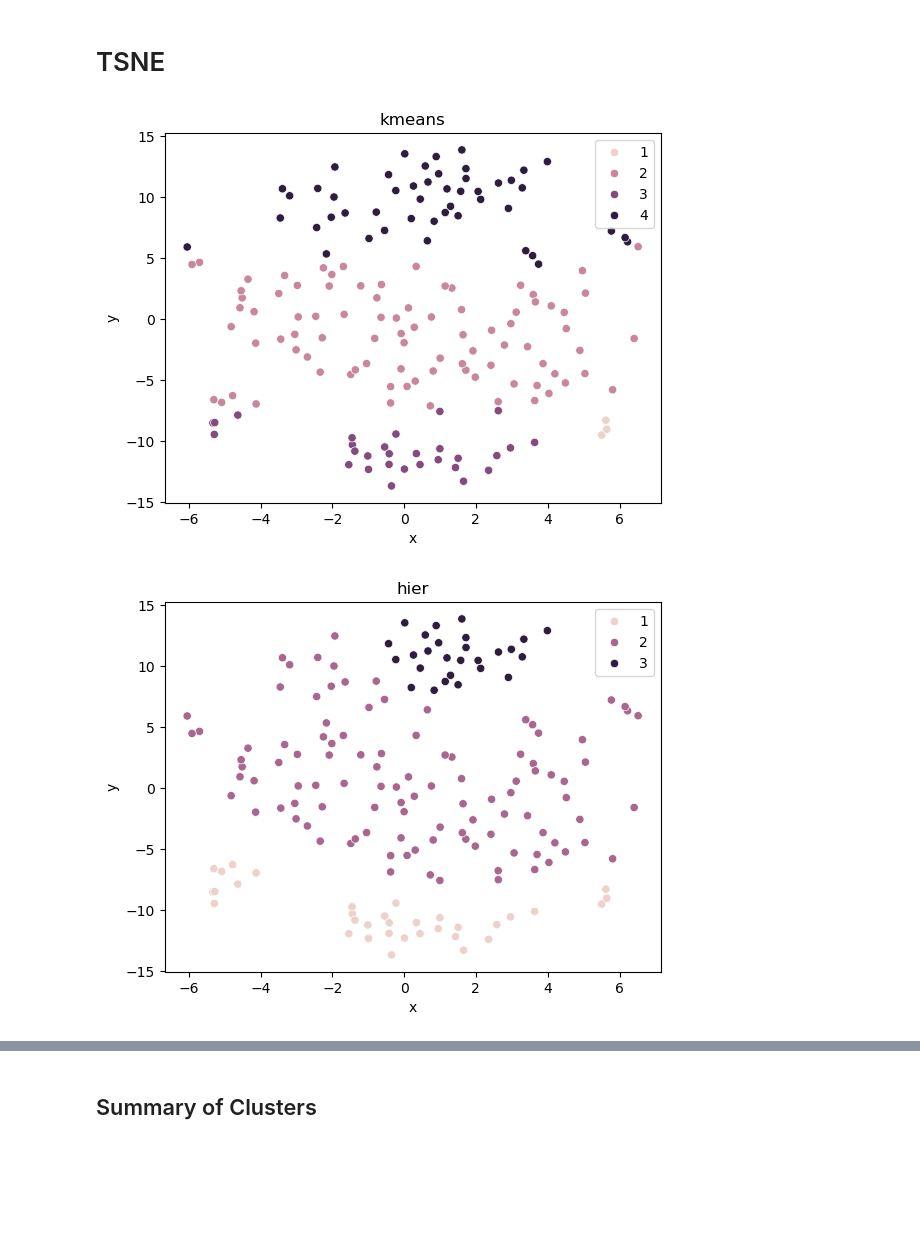
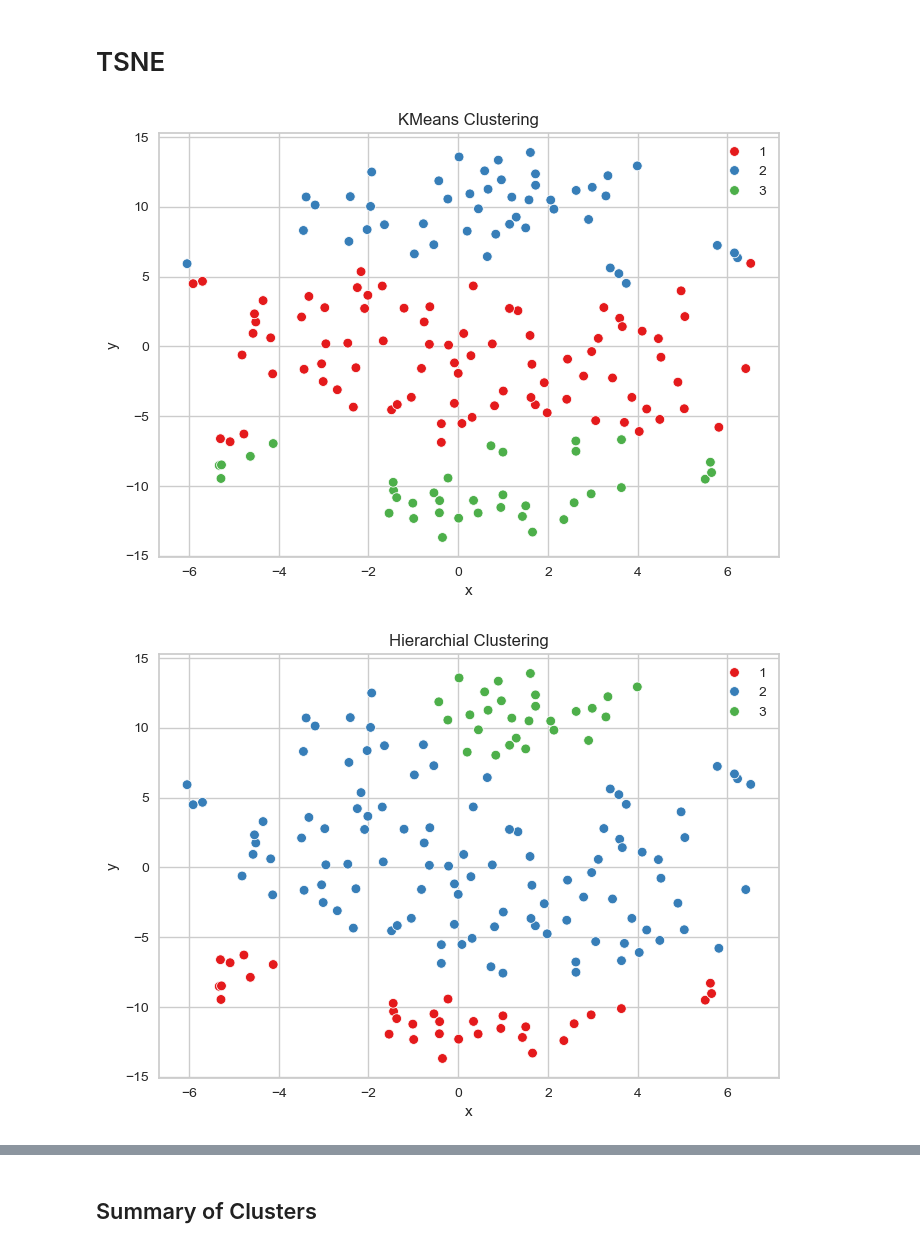
Before and after one commit to PuzzleShuffler/CountryData, a Jupyter notebook: Country.ipynb, the cells around one changed output, grey strips where cells are left out. Saved outputs shown, nothing was run; the diff lists cells and outputs as text; code cells hidden in the pictures; blank space fills up the shorter version.

```diff
--- a/Country.ipynb
+++ b/Country.ipynb
@@ -547,3 +545,14 @@ plt.show()
 # %%
-kmeans = KMeans(n_clusters=4, random_state=0, max_iter=20).fit(country_scaled)
+kmeans = KMeans(n_clusters=3, random_state=2025, max_iter=1_000).fit(country_scaled)
 kmeans_labels = kmeans.labels_ + 1
+# %%
+# Instantiate the clustering model and visualizer
+from yellowbrick.cluster import KElbowVisualizer
+model = KMeans(random_state=2025, n_init=1_000)
+visualizer = KElbowVisualizer(model, k=(1,6))
+
+# Fit the data to the visualizer
+visualizer.fit(country_scaled)
+
+# Finalize and render the figure
+visualizer.show()
@@ -549,0 +562,12 @@ kmeans_labels = kmeans.labels_ + 1
+# %%
+from yellowbrick.cluster import SilhouetteVisualizer
+for n in range(2,6):
+    # Instantiate the clustering model and visualizer
+    model = KMeans(n, random_state=2025, n_init=10)
+    visualizer = SilhouetteVisualizer(model, colors='yellowbrick')
+
+    # Fit the data to the visualizer
+    visualizer.fit(country_scaled)
+
+    # Finalize and render the figure
+    visualizer.show()
@@ -579,18 +608,18 @@ hier_labels = hier_model.labels_ + 1
 # %%
 from sklearn.manifold import TSNE
 country_tsne = pd.DataFrame(TSNE(n_components=2).fit_transform(country_scaled), columns=['x','y'])
 
 # kmeans
-sns.scatterplot(x='x',y='y', data=country_tsne, hue=kmeans_labels)
-plt.title('kmeans')
+sns.scatterplot(x='x',y='y', data=country_tsne, hue=kmeans_labels, palette='Set1')
+plt.title('KMeans Clustering')
 plt.show()
 
 # hier
-sns.scatterplot(x='x',y='y', data=country_tsne, hue=hier_labels)
-plt.title('hier')
+sns.scatterplot(x='x',y='y', data=country_tsne, hue=hier_labels, palette='Set1')
+plt.title('Hierarchial Clustering')
 plt.show()
 # %% [output]
-[figure, old version]
+[figure, new version]
-[figure, old version]
+[figure, new version]
 # %% [markdown]
 # Analysing Clusters
```
Also changed, not shown: parts of 24 cells of this notebook, 3 other files.
